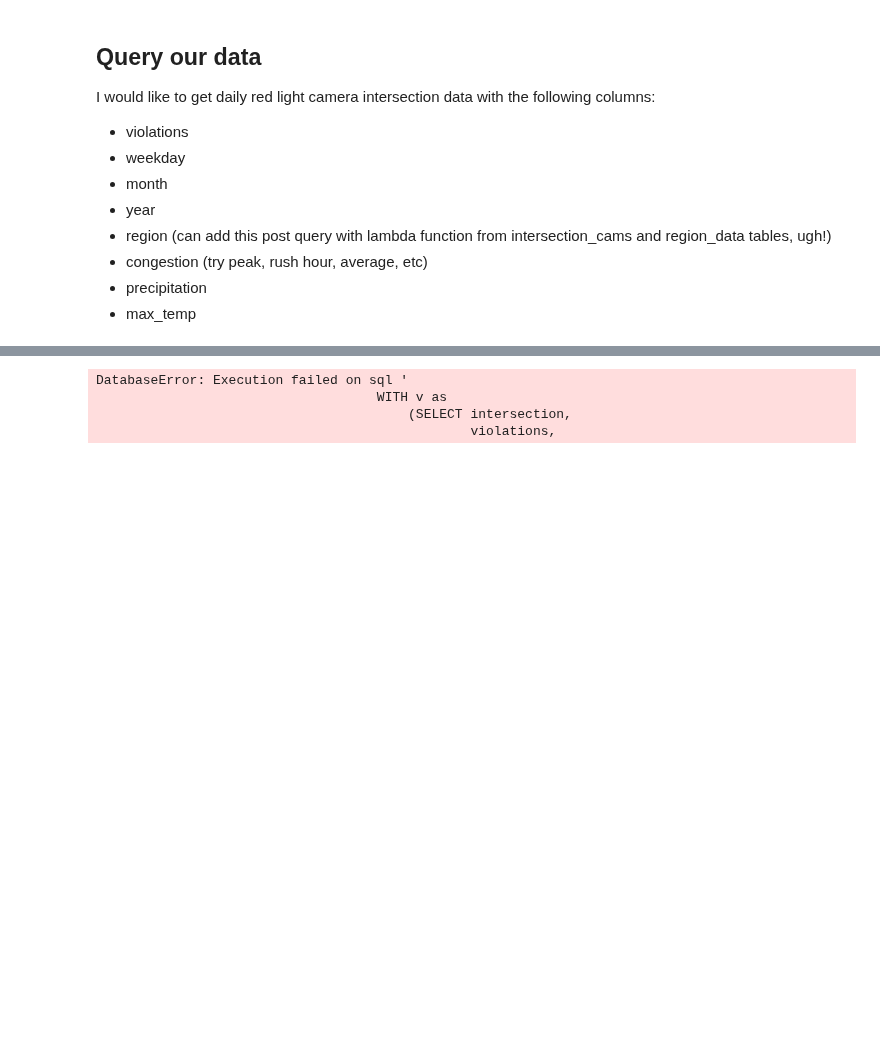
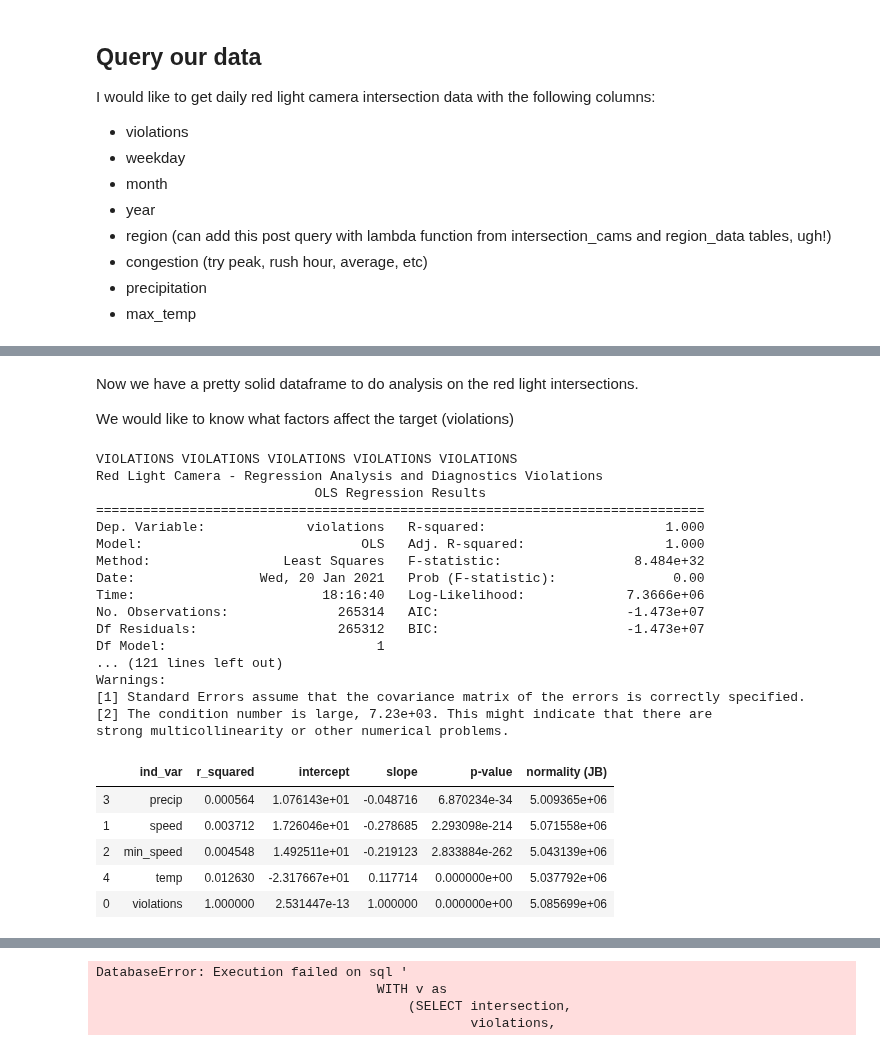
Before and after one commit to sciencelee/chicago-red-light-cameras, a Jupyter notebook: 03-rlc-model.ipynb, the cells around one changed output, grey strips where cells are left out. Drawn from its saved outputs; the diff is of its cells as text; code cells hidden in the pictures; blank space fills up the shorter version.

```diff
--- a/03-rlc-model.ipynb
+++ b/03-rlc-model.ipynb
@@ -17,6 +17,7 @@ import sqlite3
 import gc
 
 warnings.filterwarnings('ignore')
+pd.options.display.max_rows = 100
 # %%
 conn = create_connection('database/rlc2.db')  # function from myfuncs file
 c = conn.cursor()
@@ -232,3 +233,72 @@ None
 | 47 | CICERO AND PETERSON | 6 | 1 | 1 | 2016 | 2 | 28.447569 | 26.361667 | 4.0 | 0.0 | ... |
 | 48 | FOSTER AND NAGLE | 1 | 1 | 1 | 2016 | 2 | 28.447569 | 26.361667 | 4.0 | 0.0 | ... |
 | 49 | LAWRENCE AND CICERO | 3 | 1 | 1 | 2016 | 2 | 28.447569 | 26.361667 | 4.0 | 0.0 | ... |
+# %% [markdown]
+Now we have a pretty solid dataframe to do analysis on the red light intersections.
+
+We would like to know what factors affect the target (violations)
+# %%
+# Lets look at some regressions for all of my chosen columns
+
+# import libraries
+import statsmodels.api as sm
+import statsmodels.formula.api as smf
+import scipy.stats as stats
+import statsmodels.stats.api as sms
+
+# I don't need to see regression analysis for all of my variables
+target = 'violations'
+drop_me = ['day']
+categoricals = ['weekday', 'month', 'year', 'region_id', 'intersection']
+continuous = ['temp', 'speed', 'min_speed', 'precip']
+
+df_cont = int_df.copy()
+df_cont.drop(columns=drop_me+categoricals, inplace=True)
+
+
+
+results = []
+
+for idx, column in enumerate(df_cont.columns):
+
+    print((column.upper() + " ") * 5)
+    print ("Red Light Camera - Regression Analysis and Diagnostics Violations")
+
+    f = '{}~{}'.format(target, column)  # create my model formula
+    model = smf.ols(formula=f, data=df_cont).fit()  # fit the model
+    print(model.summary())
+
+    #fig, axes = plt.subplots(figsize=(15,12))
+    #fig = sm.graphics.plot_regress_exog(model, column, fig=fig)
+    #fig = sm.graphics.qqplot(model.resid, dist=stats.norm, line='45', fit=True)
+    #fig.tight_layout()
+    #plt.show()
+
+    results.append([column, model.rsquared, model.params[0], model.params[1], model.pvalues[1], sms.jarque_bera(model.resid)[0]])
+
+result_df = pd.DataFrame(results, columns=['ind_var', 'r_squared', 'intercept', 'slope', 'p-value', 'normality (JB)' ])
+result_df.sort_values(by='r_squared')
+# %% [output]
+VIOLATIONS VIOLATIONS VIOLATIONS VIOLATIONS VIOLATIONS
+Red Light Camera - Regression Analysis and Diagnostics Violations
+                            OLS Regression Results
+==============================================================================
+Dep. Variable:             violations   R-squared:                       1.000
+Model:                            OLS   Adj. R-squared:                  1.000
+Method:                 Least Squares   F-statistic:                 8.484e+32
+Date:                Wed, 20 Jan 2021   Prob (F-statistic):               0.00
+Time:                        18:16:40   Log-Likelihood:             7.3666e+06
+No. Observations:              265314   AIC:                        -1.473e+07
+Df Residuals:                  265312   BIC:                        -1.473e+07
+Df Model:                           1
+... (121 lines left out)
+Warnings:
+[1] Standard Errors assume that the covariance matrix of the errors is correctly specified.
+[2] The condition number is large, 7.23e+03. This might indicate that there are
+strong multicollinearity or other numerical problems.
+|  | ind_var | r_squared | intercept | slope | p-value | normality (JB) |
+| 3 | precip | 0.000564 | 1.076143e+01 | -0.048716 | 6.870234e-34 | 5.009365e+06 |
+| 1 | speed | 0.003712 | 1.726046e+01 | -0.278685 | 2.293098e-214 | 5.071558e+06 |
+| 2 | min_speed | 0.004548 | 1.492511e+01 | -0.219123 | 2.833884e-262 | 5.043139e+06 |
+| 4 | temp | 0.012630 | -2.317667e+01 | 0.117714 | 0.000000e+00 | 5.037792e+06 |
+| 0 | violations | 1.000000 | 2.531447e-13 | 1.000000 | 0.000000e+00 | 5.085699e+06 |
```
Also changed, not shown: parts of 11 cells of this notebook, 1 other file.
